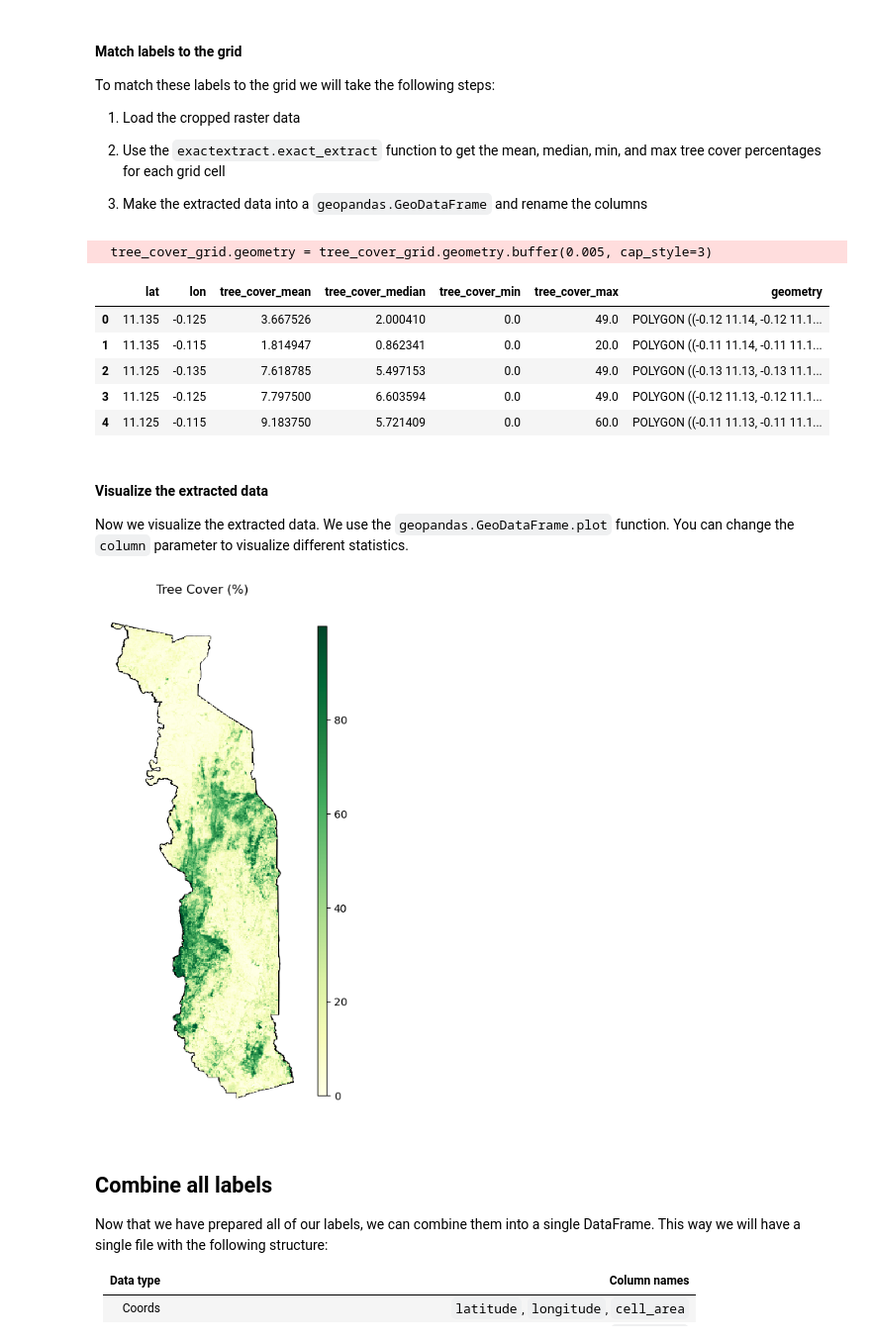
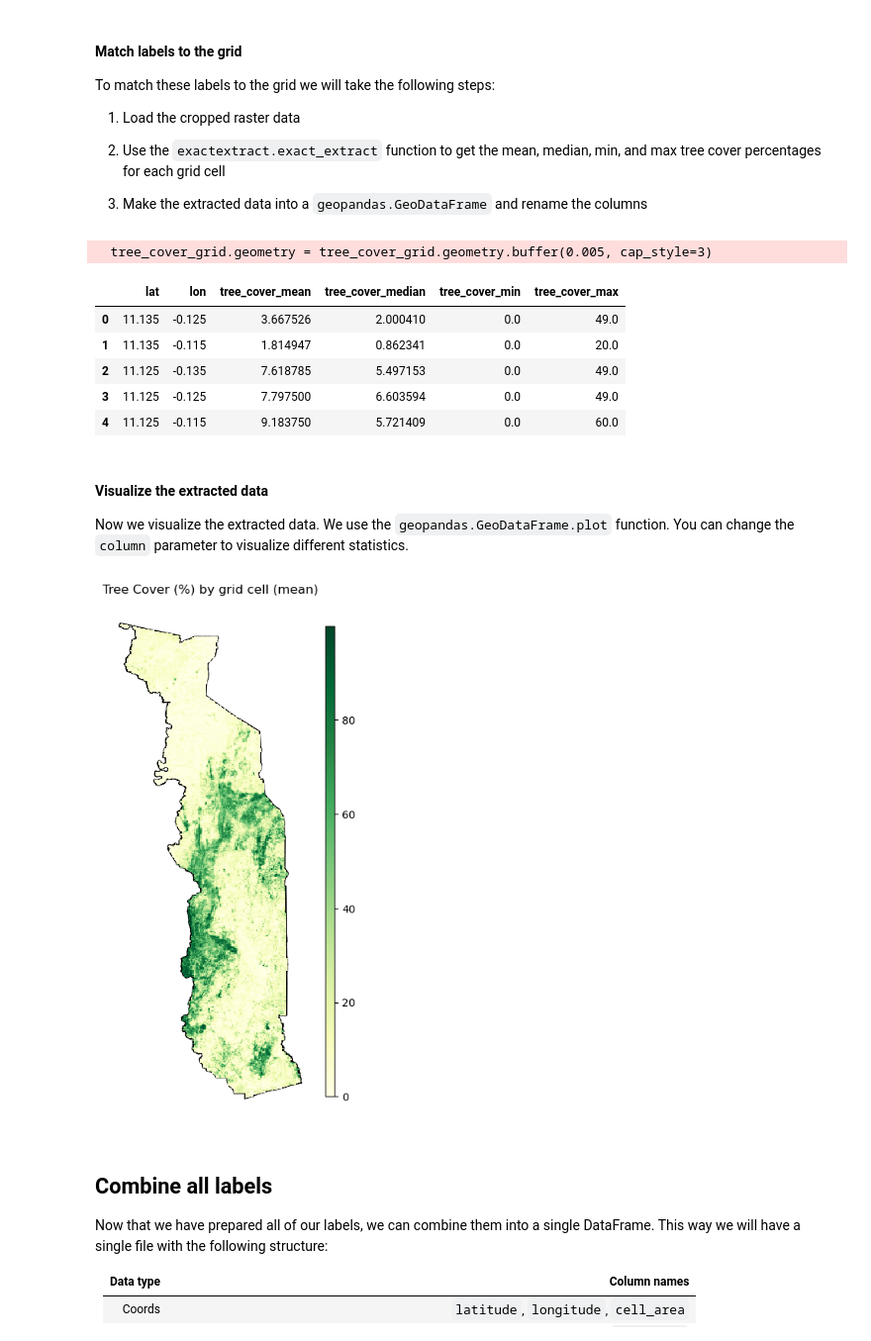
Before and after one commit to fless-lab/MOSAIKS-Training-Manual-French-Version, a Jupyter notebook: notebooks/demo/02-label-data_demo.ipynb, the cells around one changed output. Shown at 99% size. Cells and saved outputs as stored; diff of their text form; code cells hidden in the pictures.

```diff
--- a/notebooks/demo/02-label-data_demo.ipynb
+++ b/notebooks/demo/02-label-data_demo.ipynb
@@ -417,11 +417,17 @@ In the following example, we create a grid for a GeoDataFrame with a geometry co
 
 This is slightly more practical use case, as it allows for the creation of a grid for multiple locations at once, while still minimizing the number of grid points that are created.
 # %%
-base_url = "https://github.com/wmgeolab/geoBoundaries/raw/9469f09/releaseData/gbOpen"
+adm_url = "https://github.com/wmgeolab/geoBoundaries/raw/9469f09/releaseData/gbOpen"
 
-tgo_adm1_fp = f"{base_url}/TGO/ADM0/geoBoundaries-TGO-ADM0.geojson"
+tgo_adm0_fp = f"{adm_url}/TGO/ADM0/geoBoundaries-TGO-ADM0.geojson"
 
-tgo_gdf = gpd.read_file(tgo_adm1_fp)
+tgo_gdf = gpd.read_file(tgo_adm0_fp)
+
+print(f"Object type: {type(tgo_gdf)}")
+
+print(f"CRS: {tgo_gdf.crs}")
+
+print(f"Shape (row, col): {tgo_gdf.shape}")
 
 tgo_gdf[["shapeType", "shapeISO", "shapeName", "geometry"]]
 # %% [output]
@@ -1080,9 +1133,7 @@ Clipped, modified, and merged raster saved to: global_forest_watch/70m_tree-cove
 
 Next we load in the cropped raster data and visualize it. We use the `rasterio.plot.show` function to visualize the raster data. We see that the data is in a raster format, with each pixel representing the tree cover percentage in that area.
 # %%
-forest_cover_raster = f"{gw_folder}/togo_gfw_tropical_tree_cover_2020.tif"
-
-with rasterio.open(forest_cover_raster) as src:
+with rasterio.open(out_raster) as src:
     togo_gfw = src.read(1)
 
 fig, ax = plt.subplots(figsize=(5, 9))
@@ -1091,7 +1142,7 @@ im = ax.imshow(togo_gfw, cmap="YlGn")
 
 plt.colorbar(im, label="Tree Cover (%)", shrink=0.9, aspect=50)
 
-ax.set_title("Togo Tree Cover 2020")
+ax.set_title("Tree cover for Togo in 2020 (70 m)")
 
 ax.set_axis_off()
 
@@ -1110,7 +1161,7 @@ To match these labels to the grid we will take the following steps:
 1. Make the extracted data into a `geopandas.GeoDataFrame` and rename the columns
 # %%
 # Load the cropped file
-with rasterio.open(forest_cover_raster) as src:
+with rasterio.open(out_raster) as src:
     # extract the raster values to the grid cells
     tree_cover_grid = exact_extract(
         src,
@@ -1138,15 +1189,24 @@ tree_cover_grid = tree_cover_grid.rename(
         "max": "tree_cover_max",
     }
 )
-tree_cover_grid.head()
+tree_cover_grid[
+    [
+        "lat",
+        "lon",
+        "tree_cover_mean",
+        "tree_cover_median",
+        "tree_cover_min",
+        "tree_cover_max",
+    ]
+].head()
 # %% [output]
   tree_cover_grid.geometry = tree_cover_grid.geometry.buffer(0.005, cap_style=3)
-|  | lat | lon | tree_cover_mean | tree_cover_median | tree_cover_min | tree_cover_max | geometry |
-| 0 | 11.135 | -0.125 | 3.667526 | 2.000410 | 0.0 | 49.0 | POLYGON ((-0.12 11.14, -0.12 11.1... |
-| 1 | 11.135 | -0.115 | 1.814947 | 0.862341 | 0.0 | 20.0 | POLYGON ((-0.11 11.14, -0.11 11.1... |
-| 2 | 11.125 | -0.135 | 7.618785 | 5.497153 | 0.0 | 49.0 | POLYGON ((-0.13 11.13, -0.13 11.1... |
-| 3 | 11.125 | -0.125 | 7.797500 | 6.603594 | 0.0 | 49.0 | POLYGON ((-0.12 11.13, -0.12 11.1... |
-| 4 | 11.125 | -0.115 | 9.183750 | 5.721409 | 0.0 | 60.0 | POLYGON ((-0.11 11.13, -0.11 11.1... |
+|  | lat | lon | tree_cover_mean | tree_cover_median | tree_cover_min | tree_cover_max |
+| 0 | 11.135 | -0.125 | 3.667526 | 2.000410 | 0.0 | 49.0 |
+| 1 | 11.135 | -0.115 | 1.814947 | 0.862341 | 0.0 | 20.0 |
+| 2 | 11.125 | -0.135 | 7.618785 | 5.497153 | 0.0 | 49.0 |
+| 3 | 11.125 | -0.125 | 7.797500 | 6.603594 | 0.0 | 49.0 |
+| 4 | 11.125 | -0.115 | 9.183750 | 5.721409 | 0.0 | 60.0 |
 # %% [markdown]
 #### Visualize the extracted data
 
@@ -1154,28 +1214,28 @@ Now we visualize the extracted data. We use the `geopandas.GeoDataFrame.plot` fu
 # %%
 fig, ax = plt.subplots(figsize=(5, 9))
 
 tgo_gdf.plot(
     ax=ax,
     color="none",
     edgecolor="black",
     linewidth=1.5,
 )
 
 tree_cover_grid.plot(
     ax=ax,
     column="tree_cover_mean",
     legend=True,
     cmap="YlGn",
     legend_kwds={"shrink": 0.9, "aspect": 50},
 )
 
 plt.axis("off")
 
-plt.title("Tree Cover (%)")
+plt.title("Tree Cover (%) by grid cell (mean)")
 
 plt.show()
 # %% [output]
-[figure, old version]
+[figure, new version]
 # %% [markdown]
 ## Combine all labels
 
```
Also changed, not shown: parts of 54 cells of this notebook.
